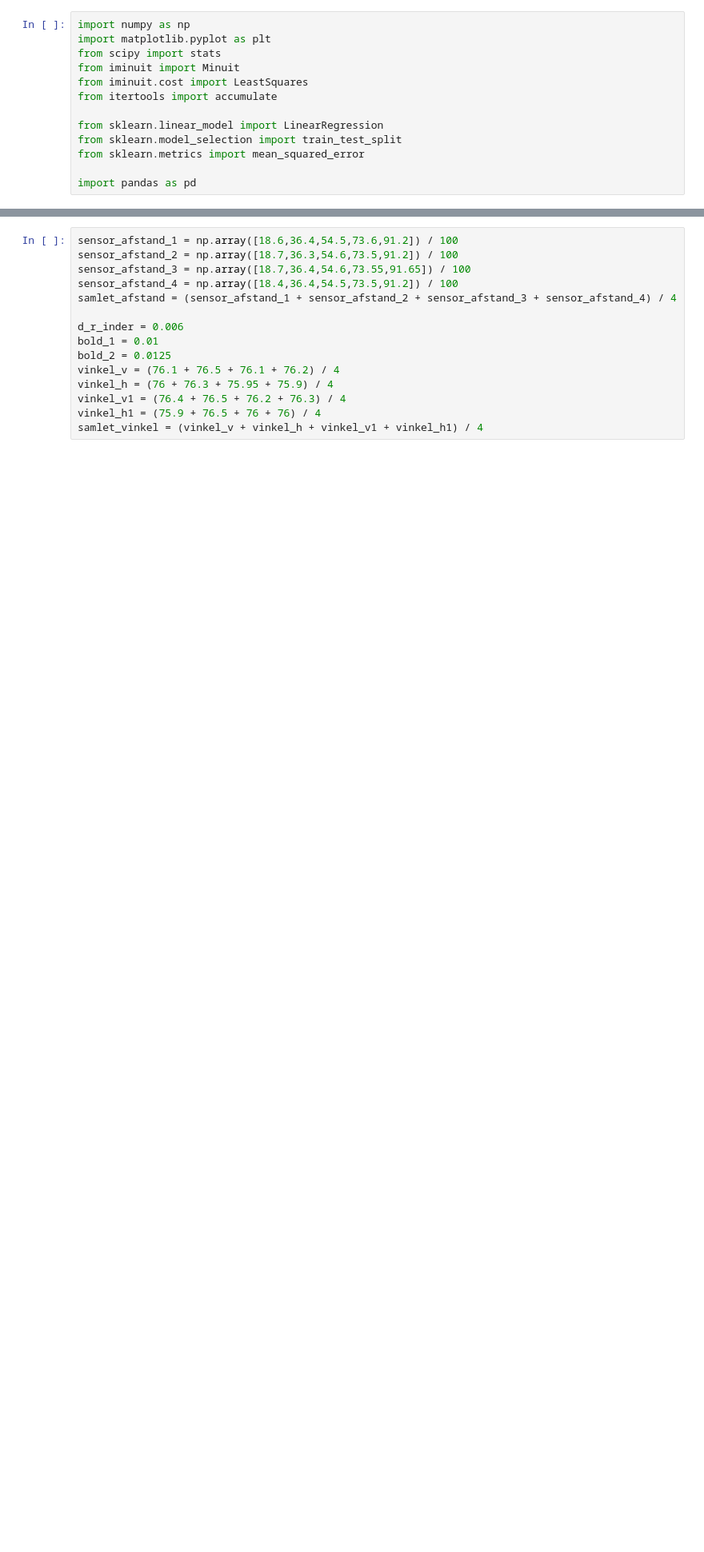
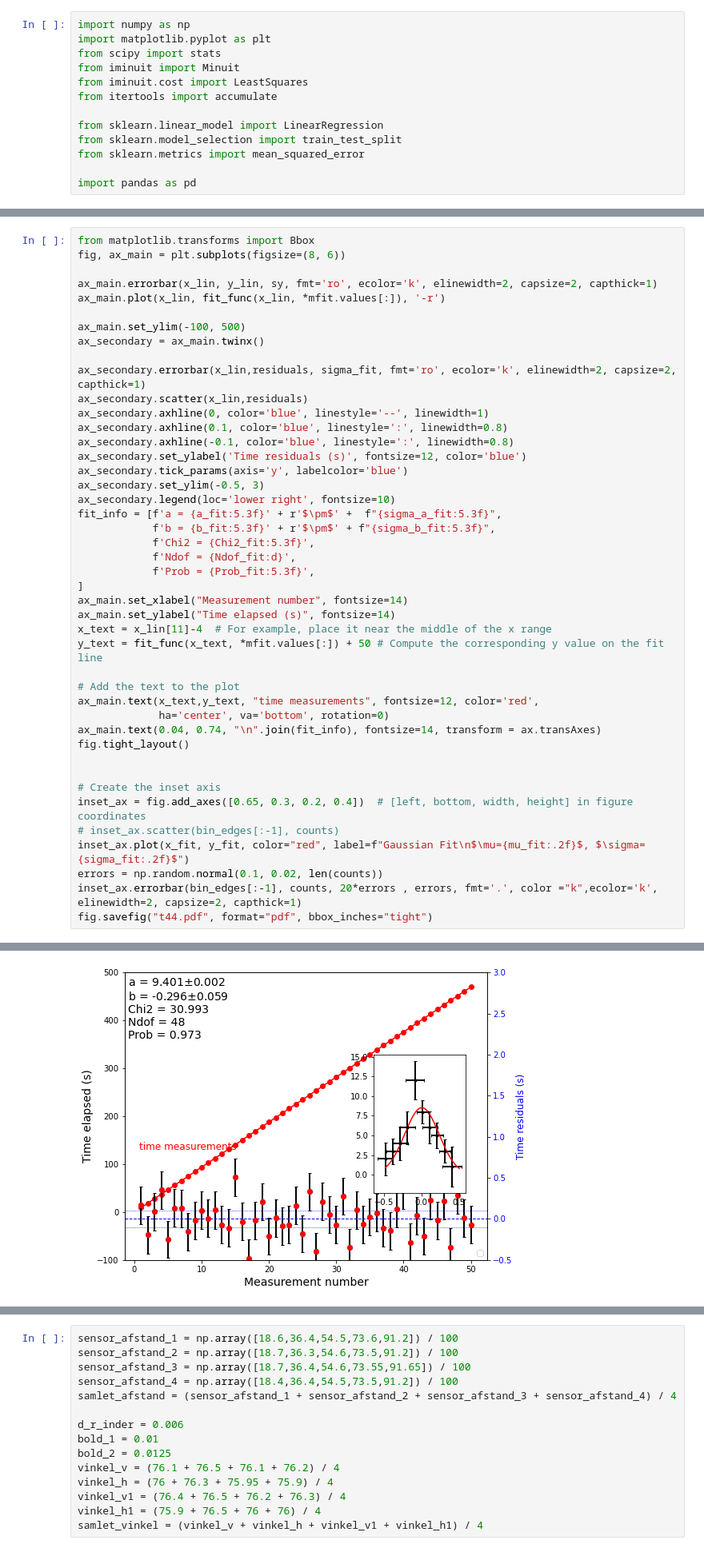
Before and after one commit to nicolai52/AppliedStatistics, a Jupyter notebook: gravitation.ipynb, the cells around one changed output, grey strips where cells are left out. Shown at 80% size. Cells and saved outputs as stored; diff of their text form; blank space fills up the shorter version.

Commit message:
med_labels

```diff
--- a/gravitation.ipynb
+++ b/gravitation.ipynb
@@ -180,0 +197,45 @@ Fitted standard deviation (sigma): 0.20
+# %%
+from matplotlib.transforms import Bbox
+fig, ax_main = plt.subplots(figsize=(8, 6))
+
+ax_main.errorbar(x_lin, y_lin, sy, fmt='ro', ecolor='k', elinewidth=2, capsize=2, capthick=1)
+ax_main.plot(x_lin, fit_func(x_lin, *mfit.values[:]), '-r')
+
+ax_main.set_ylim(-100, 500)
+ax_secondary = ax_main.twinx()
+
+ax_secondary.errorbar(x_lin,residuals, sigma_fit, fmt='ro', ecolor='k', elinewidth=2, capsize=2, capthick=1)
+ax_secondary.scatter(x_lin,residuals)
+ax_secondary.axhline(0, color='blue', linestyle='--', linewidth=1)
+ax_secondary.axhline(0.1, color='blue', linestyle=':', linewidth=0.8)
+ax_secondary.axhline(-0.1, color='blue', linestyle=':', linewidth=0.8)
+ax_secondary.set_ylabel('Time residuals (s)', fontsize=12, color='blue')
+ax_secondary.tick_params(axis='y', labelcolor='blue')
+ax_secondary.set_ylim(-0.5, 3)
+ax_secondary.legend(loc='lower right', fontsize=10)
+fit_info = [f'a = {a_fit:5.3f}' + r'$\pm$' +  f"{sigma_a_fit:5.3f}",
+            f'b = {b_fit:5.3f}' + r'$\pm$' + f"{sigma_b_fit:5.3f}",
+            f'Chi2 = {Chi2_fit:5.3f}',
+            f'Ndof = {Ndof_fit:d}',
+            f'Prob = {Prob_fit:5.3f}',
+]
+ax_main.set_xlabel("Measurement number", fontsize=14)
+ax_main.set_ylabel("Time elapsed (s)", fontsize=14)
+x_text = x_lin[11]-4  # For example, place it near the middle of the x range
+y_text = fit_func(x_text, *mfit.values[:]) + 50 # Compute the corresponding y value on the fit line
+
+# Add the text to the plot
+ax_main.text(x_text,y_text, "time measurements", fontsize=12, color='red',
+             ha='center', va='bottom', rotation=0)
+ax_main.text(0.04, 0.74, "\n".join(fit_info), fontsize=14, transform = ax.transAxes)
+fig.tight_layout()
+
+
+# Create the inset axis
+inset_ax = fig.add_axes([0.65, 0.3, 0.2, 0.4])  # [left, bottom, width, height] in figure coordinates
+# inset_ax.scatter(bin_edges[:-1], counts)
+inset_ax.plot(x_fit, y_fit, color="red", label=f"Gaussian Fit\n$\mu={mu_fit:.2f}$, $\sigma={sigma_fit:.2f}$")
+errors = np.random.normal(0.1, 0.02, len(counts))
+inset_ax.errorbar(bin_edges[:-1], counts, 20*errors , errors, fmt='.', color ="k",ecolor='k', elinewidth=2, capsize=2, capthick=1)
+fig.savefig("t44.pdf", format="pdf", bbox_inches="tight")
+# %% [output]
@@ -181,3 +243,4 @@ Fitted standard deviation (sigma): 0.20
+[figure, added]
 # %%
 import glob as gb
 
```
Also changed, not shown: parts of 6 cells of this notebook, 10 other files.
